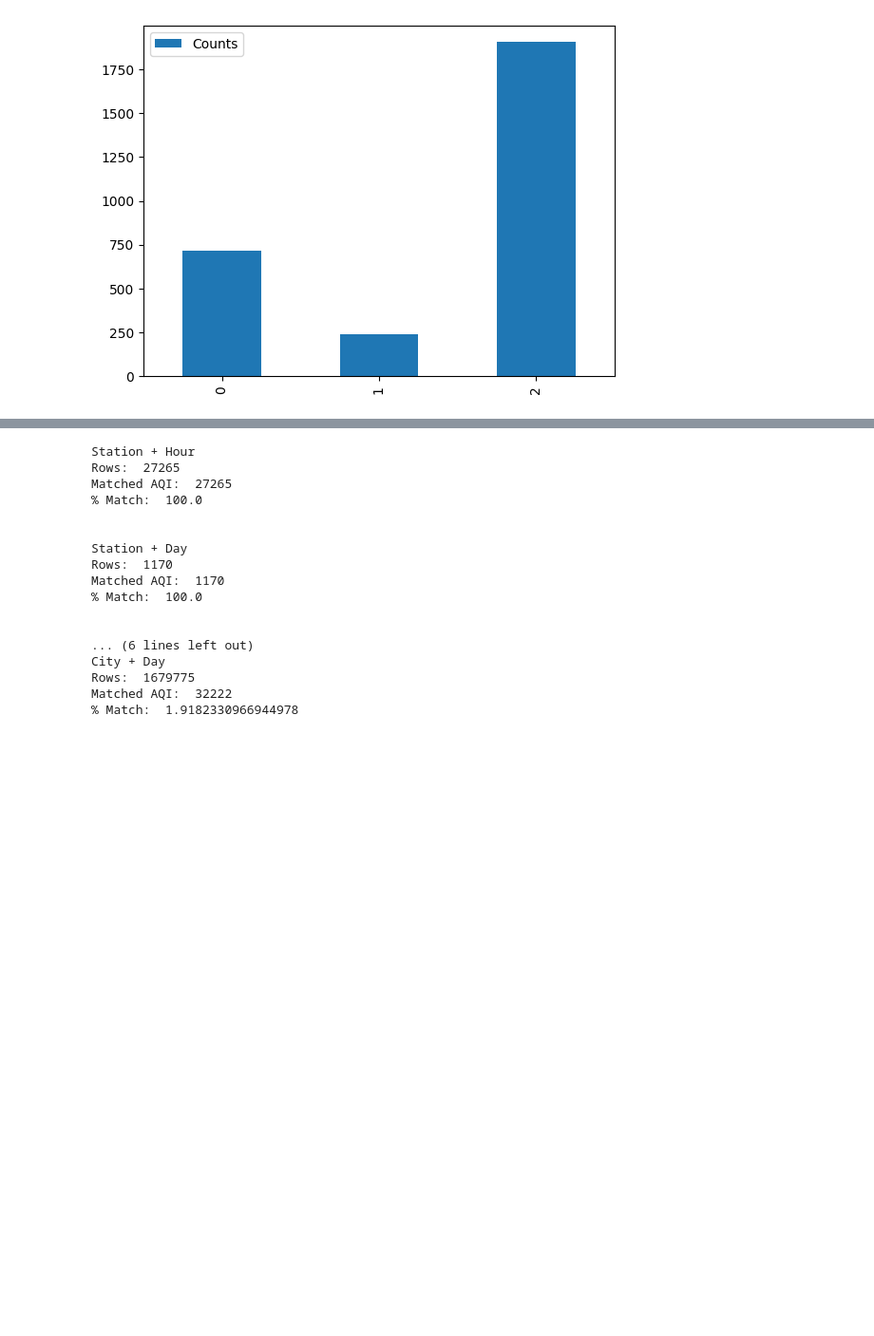
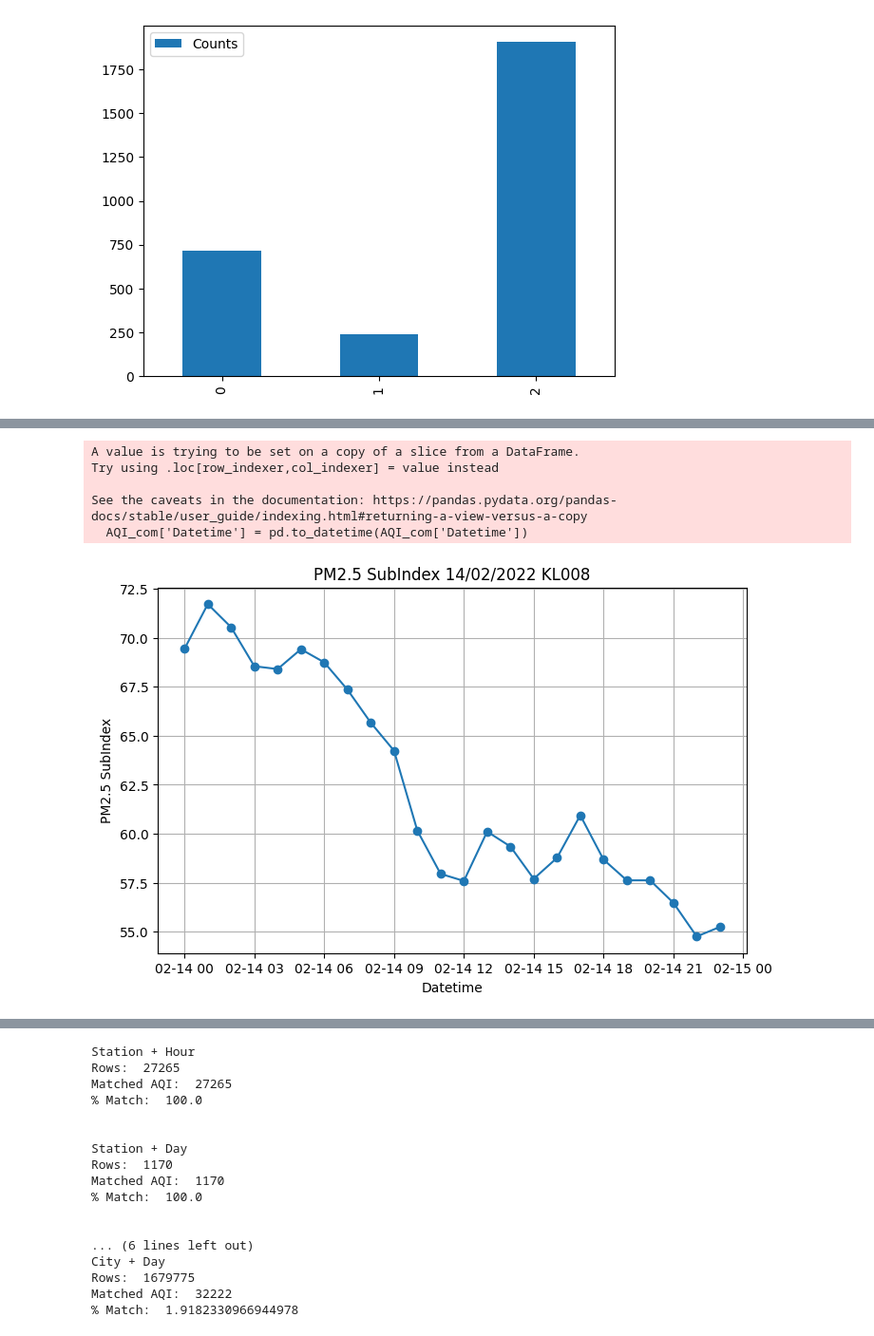
Before and after one commit to WanatchapornS/Data-Preparation-Data-Mining, a Jupyter notebook: Project_Data_Preparation_and_Data_Exploration.ipynb, the cells around one changed output, grey strips where cells are left out. Shown at 95% size. Drawn from its saved outputs; the diff is of its cells as text; code cells hidden in the pictures; blank space fills up the shorter version.

```diff
--- a/Project_Data_Preparation_and_Data_Exploration.ipynb
+++ b/Project_Data_Preparation_and_Data_Exploration.ipynb
@@ -325,0 +396,18 @@ C2[C2["StationId"] == "KL007"].plot(kind='bar')
+# %%
+AQI_com['Datetime'] = pd.to_datetime(AQI_com['Datetime'])
+selected_rows = AQI_com[AQI_com['Datetime'].dt.date == pd.to_datetime('2020-02-14').date()]
+selected_008_14 =selected_rows[selected_rows['StationId'] == 'KL008']
+plt.figure(figsize=(8, 5))
+plt.plot(selected_008_14['Datetime'], selected_008_14['PM2.5_SubIndex'], marker='o', linestyle='-')
+plt.title('PM2.5 SubIndex 14/02/2022 KL008')
+plt.xlabel('Datetime')
+plt.ylabel('PM2.5 SubIndex')
+plt.grid(True)
+plt.show()
+# %% [output]
+A value is trying to be set on a copy of a slice from a DataFrame.
+Try using .loc[row_indexer,col_indexer] = value instead
+
+See the caveats in the documentation: https://pandas.pydata.org/pandas-docs/stable/user_guide/indexing.html#returning-a-view-versus-a-copy
+  AQI_com['Datetime'] = pd.to_datetime(AQI_com['Datetime'])
+[figure, added]
```
Also changed, not shown: parts of 12 cells of this notebook.
